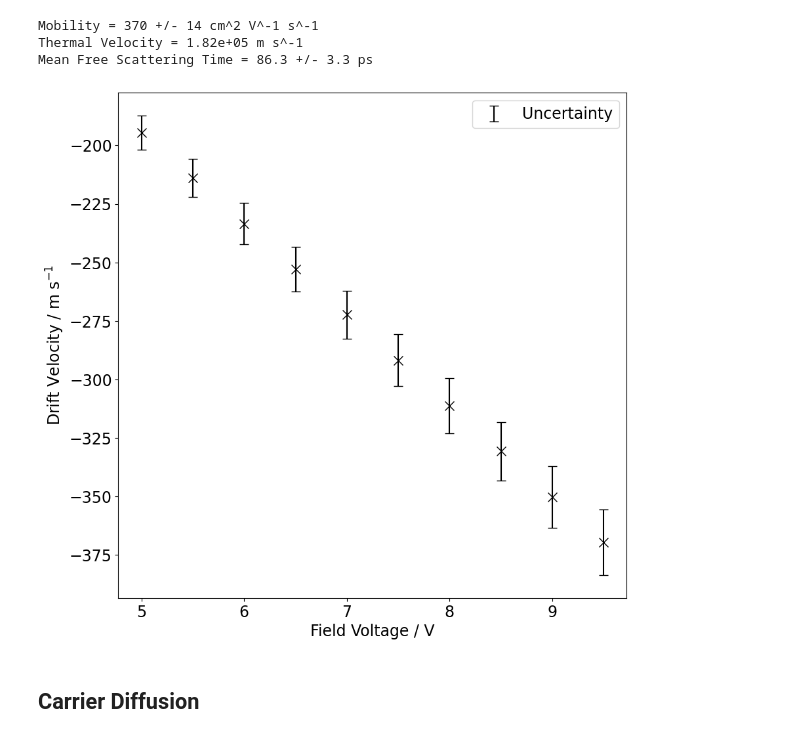
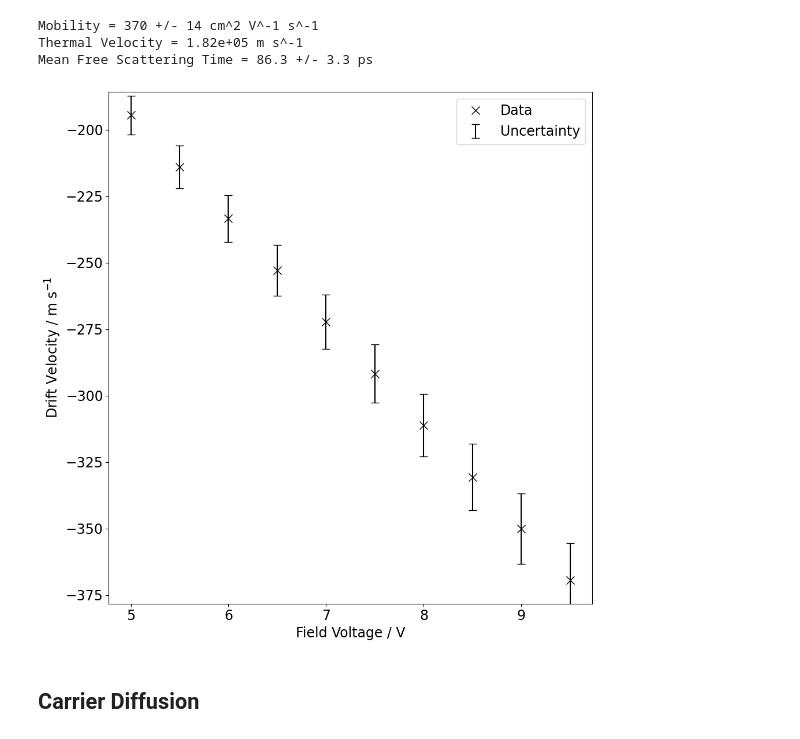
Before and after one commit to tresul03/The-Haynes-Shockley-Experiment-, a Jupyter notebook: src/analysis.ipynb, the cells around one changed output. Drawn from its saved outputs; the diff is of its cells as text; code cells hidden in the pictures.

Commit message:
Add plot_data function

```diff
--- a/src/analysis.ipynb
+++ b/src/analysis.ipynb
@@ -18,2 +46,14 @@ for filename in os.listdir(directory):
+# %%
+c3_voltages = np.linspace(3, 10, 15)    # Field voltages used in experiment
+d_3 = 375e-6                            # distance between emitter and contact 3 (C3)
+BARLENGTH = 950e-6                      # length of the bar
+hole_effective_mass = 0.41*9.11e-31     # effective mass of holes
+k_b = 1.38e-23                          # Boltzmann constant
+charge = 1.6e-19                        # charge of an electron
+temperature = 300                       # temperature of the experiment
+
+peak_times = np.array([])               # Times at which pulse peaks occur
+peak_voltages = np.array([])            # Amplitudes of pulse peaks
+pulse_durations = np.array([])          # Pulse durations
 # %% [markdown]
 ## Viewing the Data
@@ -127,0 +98,11 @@ ax1.legend()
+# %%
+peak_time_vs_field_voltage = dict(zip(c3_voltages[4:-1]**-1, peak_times[4:-1]))
+pulse_duration_vs_peak_time = dict(zip(peak_times[:-5]**1.5, pulse_durations[:-5]))
+# %%
+fig = plt.figure(figsize=(10, 10))
+ax1 = fig.add_subplot(1, 1, 1)
+
+popt, pcov = curve_fit(linear, list(peak_time_vs_field_voltage.keys()), list(peak_time_vs_field_voltage.values()), maxfev=50000)
+
+plot_data(fig, ax1, peak_time_vs_field_voltage, "Data", None, None)
+plot_data(fig, ax1, dict(zip(np.array(list(peak_time_vs_field_voltage.keys())), linear(np.array(list(peak_time_vs_field_voltage.keys())), popt[0], popt[1]))), "Linear Fit", "Inverse Field Voltage / V$^{-1}$", "Peak Time / s", color="red", linestyle="-", marker=None, xlims=None, ylims=None, markersize=None)
@@ -128,12 +111,12 @@ ax1.legend()
 # %%
-mobility = (d_3 * 950e-6) / popt[0]
+mobility = (d_3 * BARLENGTH) / popt[0]
 mobility_uncertainty = mobility * (pcov[0][0]**0.5) / popt[0]
 print(f"Mobility = {mobility * 1e4:.3g} +/- {mobility_uncertainty*1e4:.2g} cm^2 V^-1 s^-1")
 
-thermal_velocity = np.sqrt((3 * 1.38e-23 * 300)/(0.41 * 9.11e-31))
+thermal_velocity = np.sqrt((3 * k_b * temperature)/hole_effective_mass)
 print(f"Thermal Velocity = {thermal_velocity:.3g} m s^-1")
 
-mean_free_scattering_time = (mobility * 1e3 * 0.41 * 9.11e-31)/(1.6e-19)
+mean_free_scattering_time = (mobility * 1e3 * hole_effective_mass)/charge
 mean_free_scattering_time_uncertainty = mean_free_scattering_time * (mobility_uncertainty/mobility)
 print(f"Mean Free Scattering Time = {mean_free_scattering_time * 1e12:.3g} +/- {mean_free_scattering_time_uncertainty*1e12:.2g} ps")
 # %% [output]
@@ -141,40 +124,37 @@ Mobility = 370 +/- 14 cm^2 V^-1 s^-1
 Thermal Velocity = 1.82e+05 m s^-1
 Mean Free Scattering Time = 86.3 +/- 3.3 ps
 # %%
-drift_velocity = - (c3_voltages[4:-1]*mobility) / 950e-6
+drift_velocity = - (c3_voltages[4:-1]*mobility) / BARLENGTH
 drift_velocity_uncertainty = np.abs(drift_velocity * (mobility_uncertainty/mobility))
+
+drift_velocity_vs_field_voltage = dict(zip(c3_voltages[4:-1], drift_velocity))
 
 fig = plt.figure(figsize=(10, 10))
 ax1 = fig.add_subplot(1, 1, 1)
 
-ax1.plot(
-    c3_voltages[4:-1],
-    drift_velocity,
-    color="black",
-    ls="None",
-    marker="x",
-    markersize=10,
-)
+
+
+plot_data(fig, ax1, drift_velocity_vs_field_voltage, "Data", "Field Voltage / V", "Drift Velocity / m s$^{-1}$", color="black", linestyle="None", marker="x", markersize=10, xlims=None, ylims=None)
 
 ax1.errorbar(
     c3_voltages[4:-1],
     drift_velocity,
     yerr=drift_velocity_uncertainty,
     color="black",
     ls="None",
     markersize=10,
     capsize=5,
     label="Uncertainty",
 )
 
 
 ax1.set_xlabel("Field Voltage / V")
 ax1.set_ylabel("Drift Velocity / m s$^{-1}$")
 ax1.legend()
 
 plt.show()
 # %% [output]
-[figure, old version]
+[figure, new version]
 # %% [markdown]
 ## Carrier Diffusion
 # %%
```
Also changed, not shown: parts of 10 cells of this notebook.
